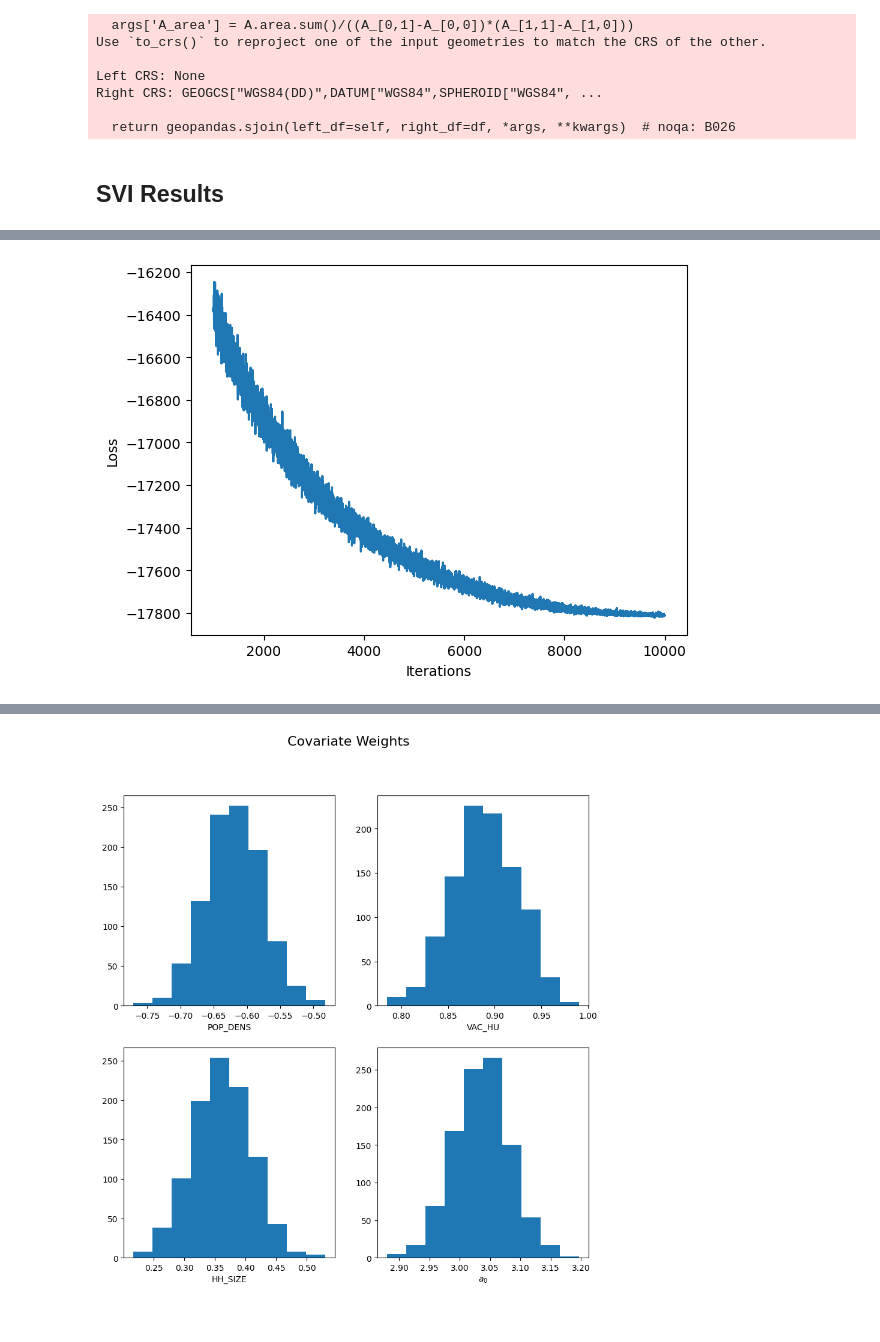
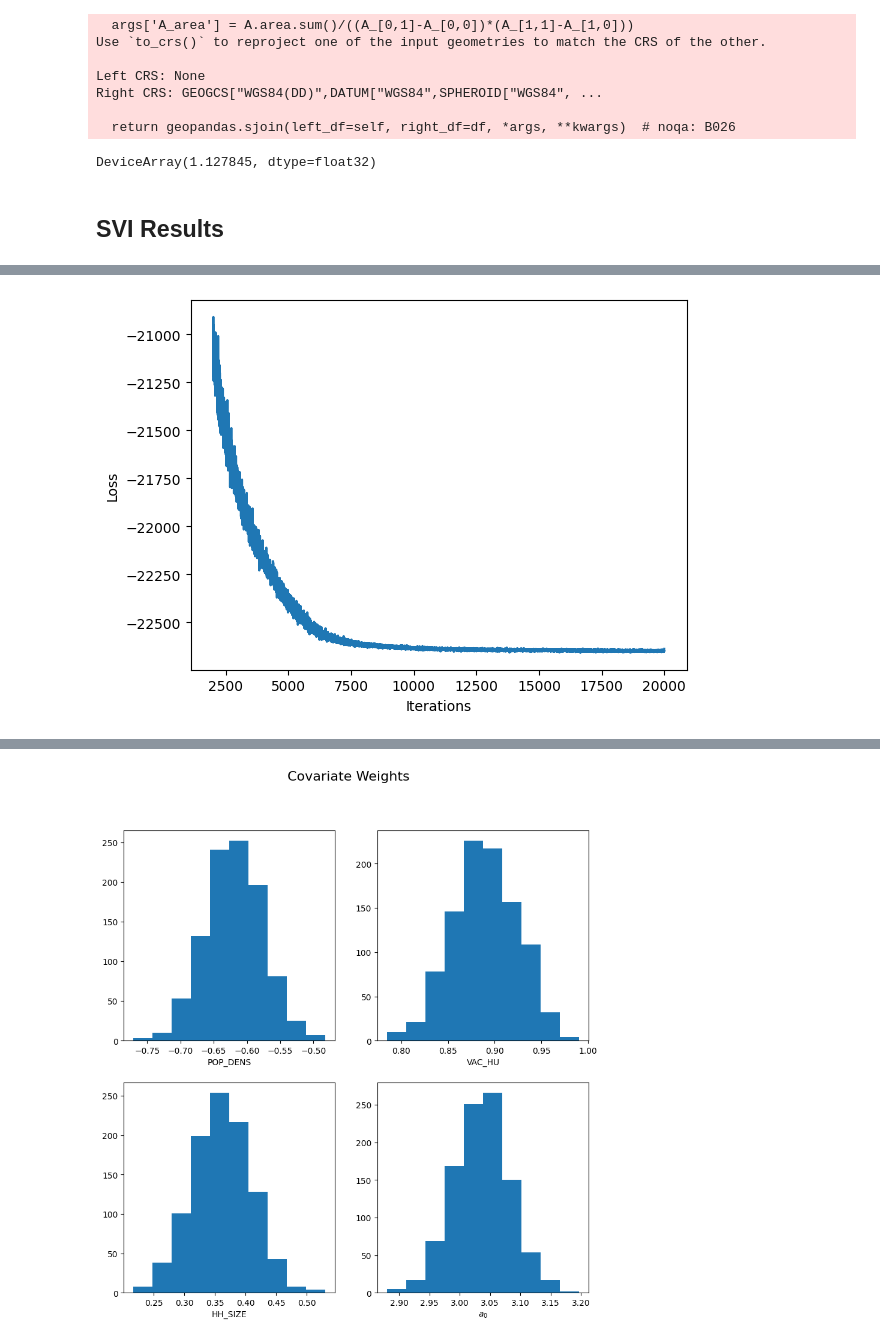
Before and after one commit to imanring/BSTPP, a Jupyter notebook: SVI_Inference.ipynb, the cells around one changed output, grey strips where cells are left out. Drawn from its saved outputs; the diff is of its cells as text; code cells hidden in the pictures.

```diff
--- a/SVI_Inference.ipynb
+++ b/SVI_Inference.ipynb
@@ -8,7 +8,7 @@ import geopandas as gpd
 A = gpd.read_file('data/Chicago/Boundaries - Community Areas (current).zip')
 # %%
 column_names = ['POP_DENS','VAC_HU','HH_SIZE']
-model_name = 'hawkes'
+model_name = 'cox_hawkes'
 model = Point_Process_Model('data/Chicago/Crime_Incident_Reports/sr_2022_xyt.csv',
                             A,model=model_name,
                             #spatial_cov='data/Chicago/spat_cov.shp',cov_names = column_names,
@@ -47,9 +47,13 @@ with open('output/Chicago_Shootings/cox_hawkes/output.pkl','rb') as f:
     ouput = dill.load(f)
 # %%
 old_model.mcmc_samples = ouput['samples']
+# %%
+model.mcmc_samples['a_0'].mean()
+# %% [output]
+DeviceArray(1.127845, dtype=float32)
 # %% [markdown]
 ## SVI Results
 # %%
 from numpyro.infer import init_to_median, init_to_value, init_to_uniform
-model.run_svi(num_steps=15000,lr=0.002,resume=False)
+model.run_svi(num_steps=20000,lr=0.002,resume=False)
 # %% [output]
@@ -56 +61 @@ model.run_svi(num_steps=15000,lr=0.002,resume=False)
-[figure, old version]
+[figure, new version]
```
Also changed, not shown: parts of 37 cells of this notebook, 4 other files.
